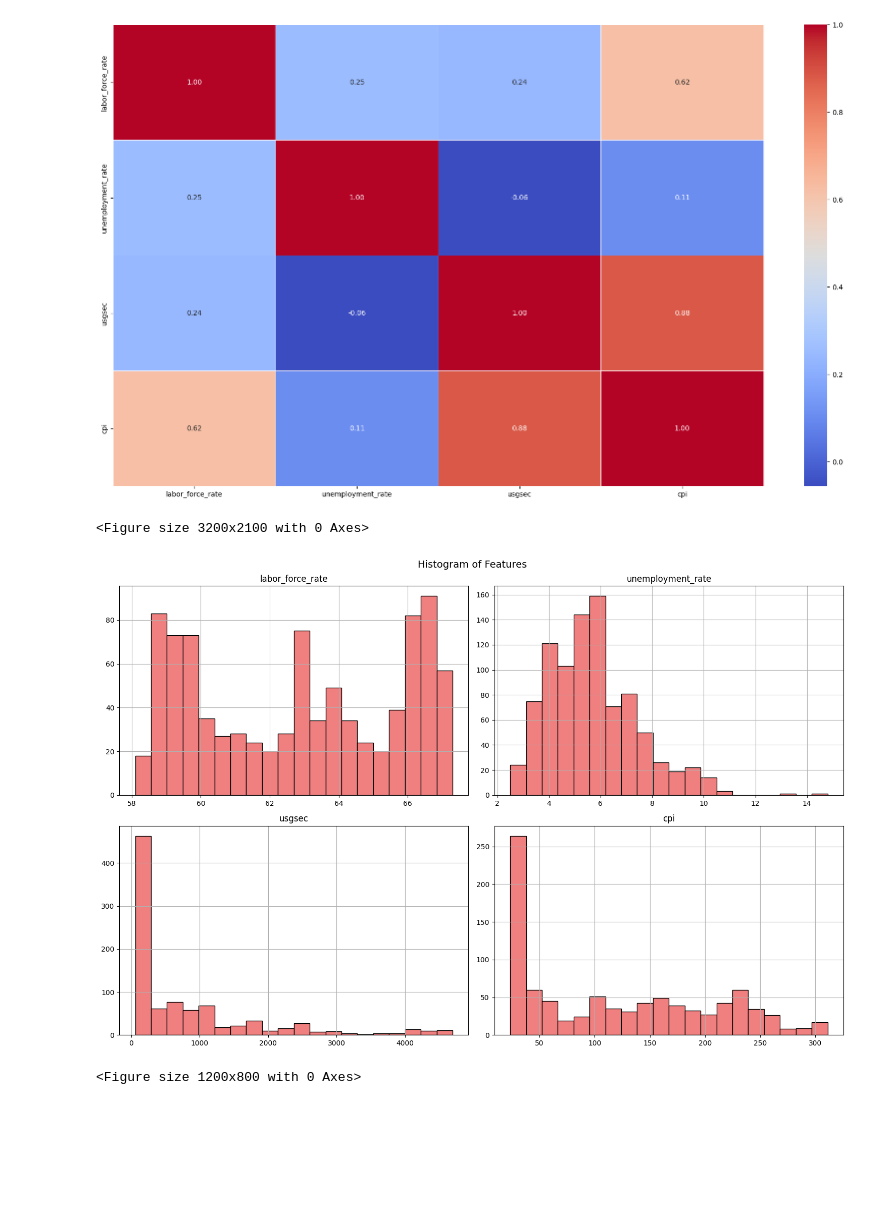
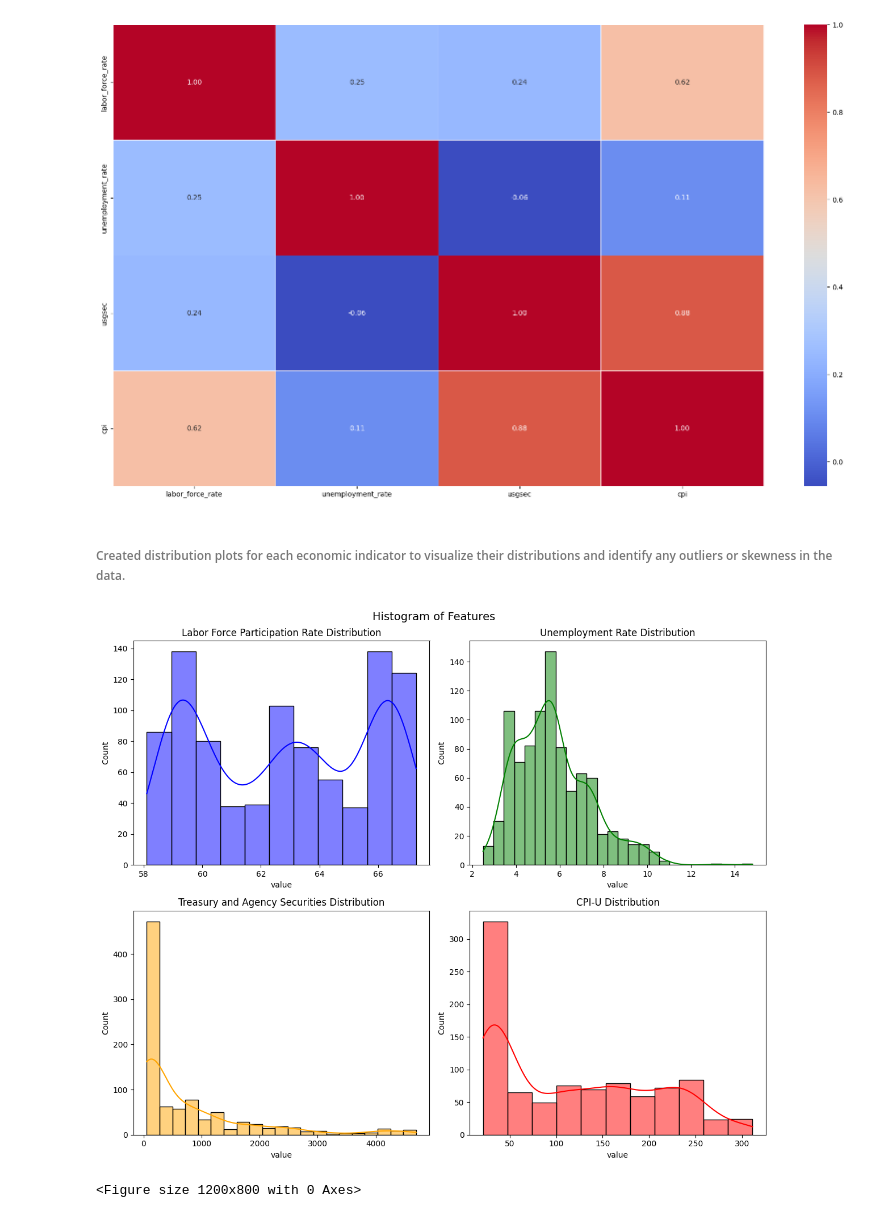
Before and after one commit to felipedds/economic-analysis-fred, a Jupyter notebook: notebooks/analysis.ipynb, the cells around one changed output. Drawn from its saved outputs; the diff is of its cells as text; code cells hidden in the pictures; blank space fills up the shorter version.

```diff
--- a/notebooks/analysis.ipynb
+++ b/notebooks/analysis.ipynb
@@ -224,15 +225,30 @@ sns.heatmap(df_corr, annot=True, cmap="coolwarm", fmt=".2f", linewidths=0.5)
 plt.show()
 # %% [output]
 [figure]
-# %%
-plt.figure(figsize=(32, 21), facecolor="lightgrey")
-main_df.hist(bins=20, figsize=(15, 10), color="lightcoral", edgecolor="black", grid=True)
-plt.suptitle("Histogram of Features", fontsize=14)
-plt.tight_layout()
-plt.show()
-# %% [output]
-<Figure size 3200x2100 with 0 Axes>
-[figure, removed]
+# %% [markdown]
+<h6>Created distribution plots for each economic indicator to visualize their distributions and identify any outliers or skewness in the data.</h6>
+# %%
+fig, axes = plt.subplots(nrows=2, ncols=2, figsize=(12, 10))
+axes = axes.flatten()
+
+# Distribution plots for each economic indicator
+sns.histplot(df_labor_force["value"], kde=True, ax=axes[0], color="blue")
+axes[0].set_title("Labor Force Participation Rate Distribution")
+
+sns.histplot(df_unemployment["value"], kde=True, ax=axes[1], color="green")
+axes[1].set_title("Unemployment Rate Distribution")
+
+sns.histplot(df_usgsec["value"], kde=True, ax=axes[2], color="orange")
+axes[2].set_title("Treasury and Agency Securities Distribution")
+
+sns.histplot(df_cpi["value"], kde=True, ax=axes[3], color="red")
+axes[3].set_title("CPI-U Distribution")
+
+plt.suptitle("Histogram of Features", fontsize=14)
+plt.tight_layout()
+plt.show()
+# %% [output]
+[figure, added]
 # %%
 plt.figure(figsize=(12, 8), facecolor="lightgrey")
 main_df.plot(kind="box", layout=(10, 10), subplots=True, sharex=False, sharey=False, figsize=(15, 10))
```
Also changed, not shown: parts of 18 cells of this notebook, 3 other files.
